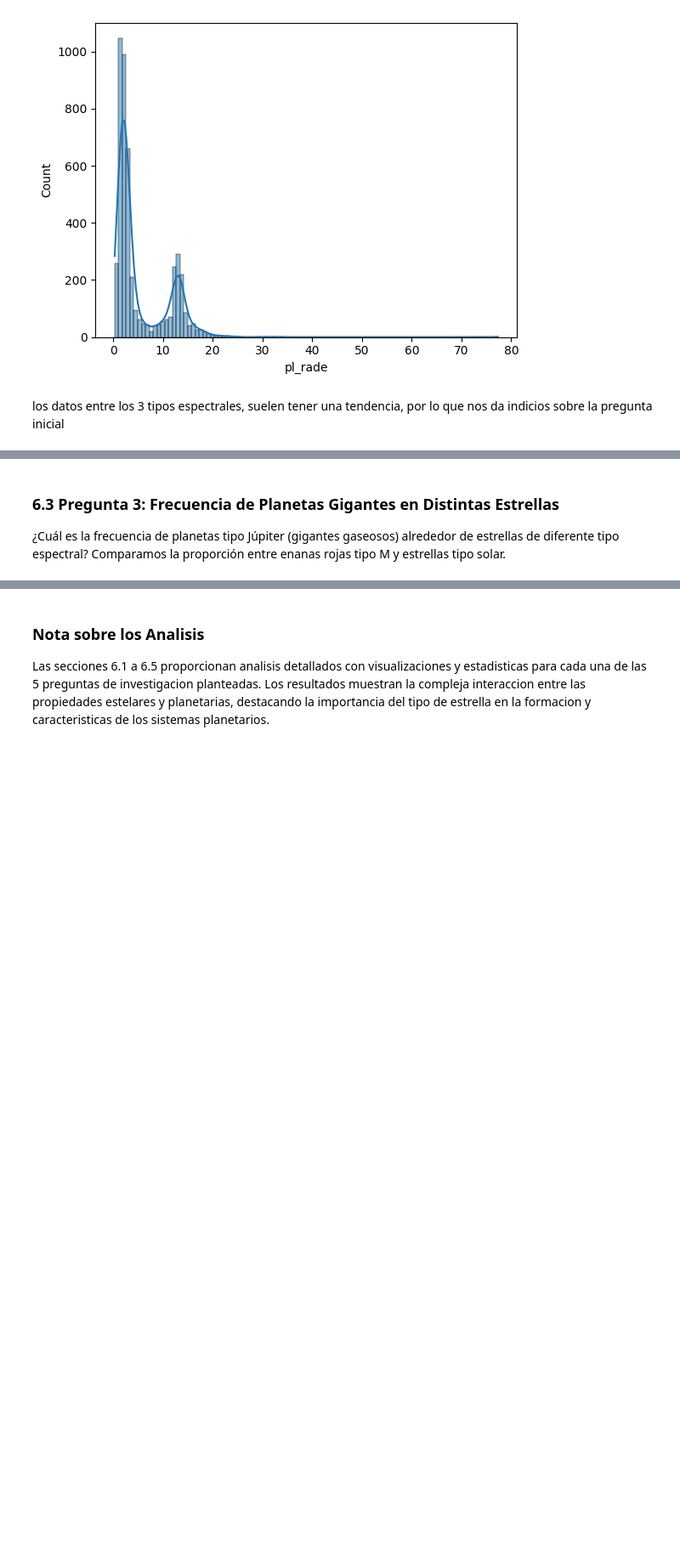
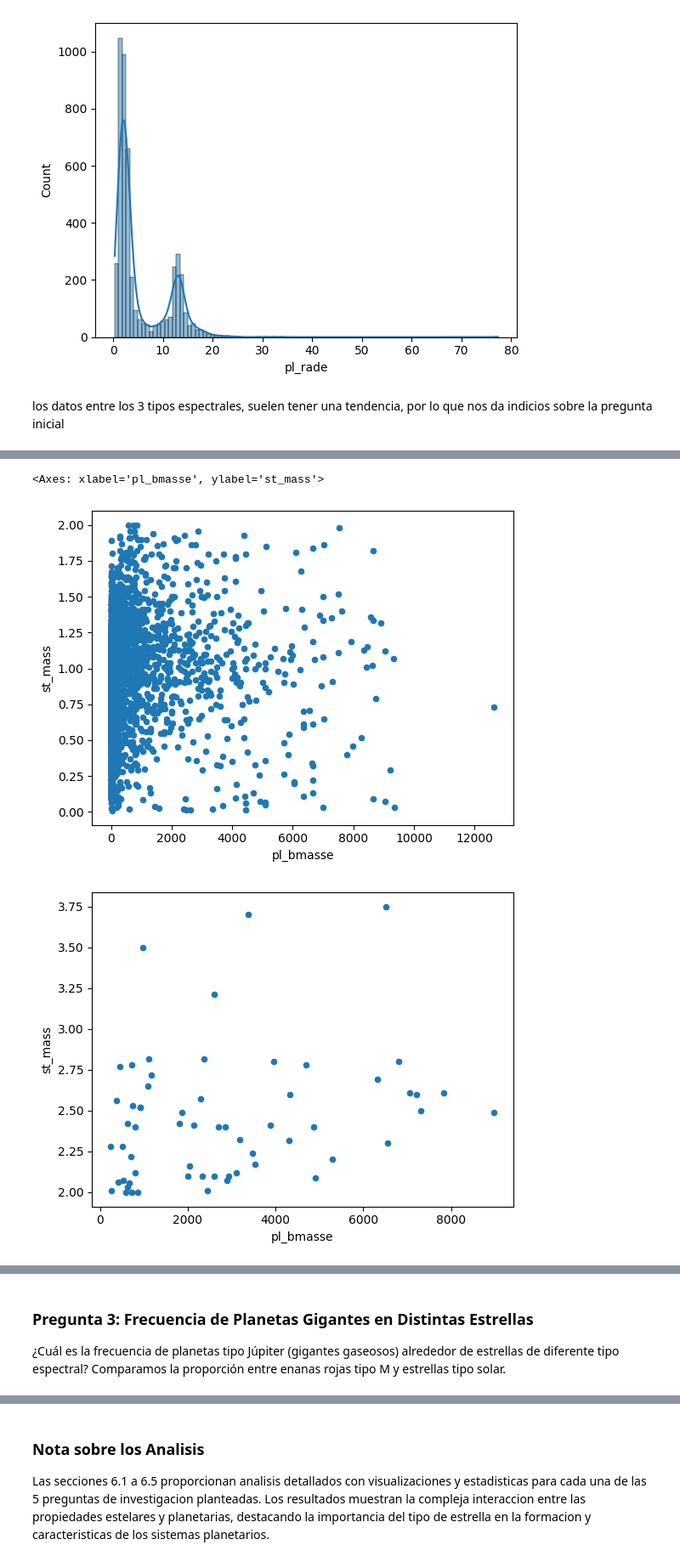
Before and after one commit to DaniFantasy/Proyecto-ciencia-de-datos, a Jupyter notebook: Preguntas/Exoplanet_EDA_Notebook.ipynb, the cells around one changed output, grey strips where cells are left out. Shown at 85% size. Drawn from its saved outputs; the diff is of its cells as text; code cells hidden in the pictures; blank space fills up the shorter version.

```diff
--- a/Preguntas/Exoplanet_EDA_Notebook.ipynb
+++ b/Preguntas/Exoplanet_EDA_Notebook.ipynb
@@ -494,0 +160,11 @@ Masa planetaria máxima observada por clase espectral:
+# %%
+# Ahora analizaremos mas profundamente, indagando en los planetas de mayor y menor tamaño
+masa['st_mass'].describe()
+
+msolar_1 = masa[masa['st_mass'] <= 2.0]
+msolar_2 = masa[(masa['st_mass'] >= 2.0) & (masa['st_mass'] <= 4.0)]
+msolar_3 = masa[masa['st_mass'] >= 4.0]
+
+msolar_1['st_mass'].describe()  # Dos masas solares
+msolar_2['st_mass'].describe()  # Entre dos y cuatro masas solares
+msolar_3['st_mass'].describe()  # Mayor a cuatro masas solares
@@ -494,0 +181,8 @@ Masa planetaria máxima observada por clase espectral:
+# %%
+msolar_1.plot(x='pl_bmasse', y='st_mass', kind='scatter')
+msolar_2.plot(x='pl_bmasse', y='st_mass', kind='scatter')
+msolar_3.plot(x='pl_bmasse', y='st_mass', kind='scatter')
+# %% [output]
+<Axes: xlabel='pl_bmasse', ylabel='st_mass'>
+[figure, added]
+[figure, added]
@@ -495,4 +190,4 @@ Masa planetaria máxima observada por clase espectral:
 # %% [markdown]
-### 6.3 Pregunta 3: Frecuencia de Planetas Gigantes en Distintas Estrellas
+### Pregunta 3: Frecuencia de Planetas Gigantes en Distintas Estrellas
 
 ¿Cuál es la frecuencia de planetas tipo Júpiter (gigantes gaseosos) alrededor de estrellas de diferente tipo espectral? Comparamos la proporción entre enanas rojas tipo M y estrellas tipo solar.
```
Also changed, not shown: parts of 42 cells of this notebook, 1 other file.
